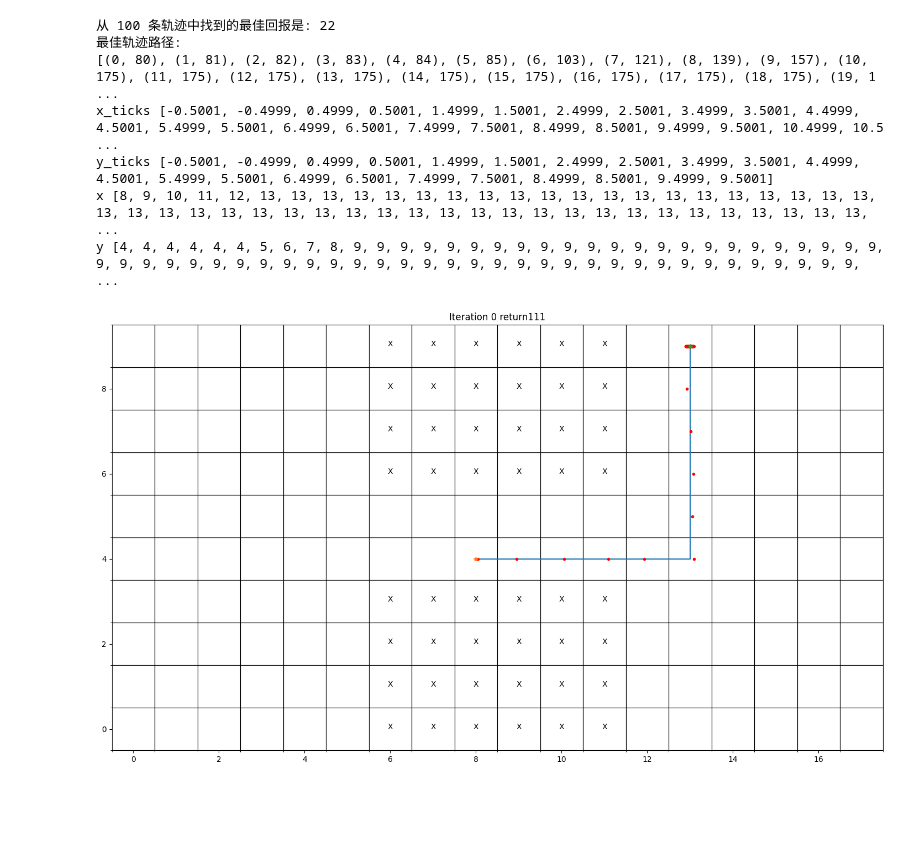
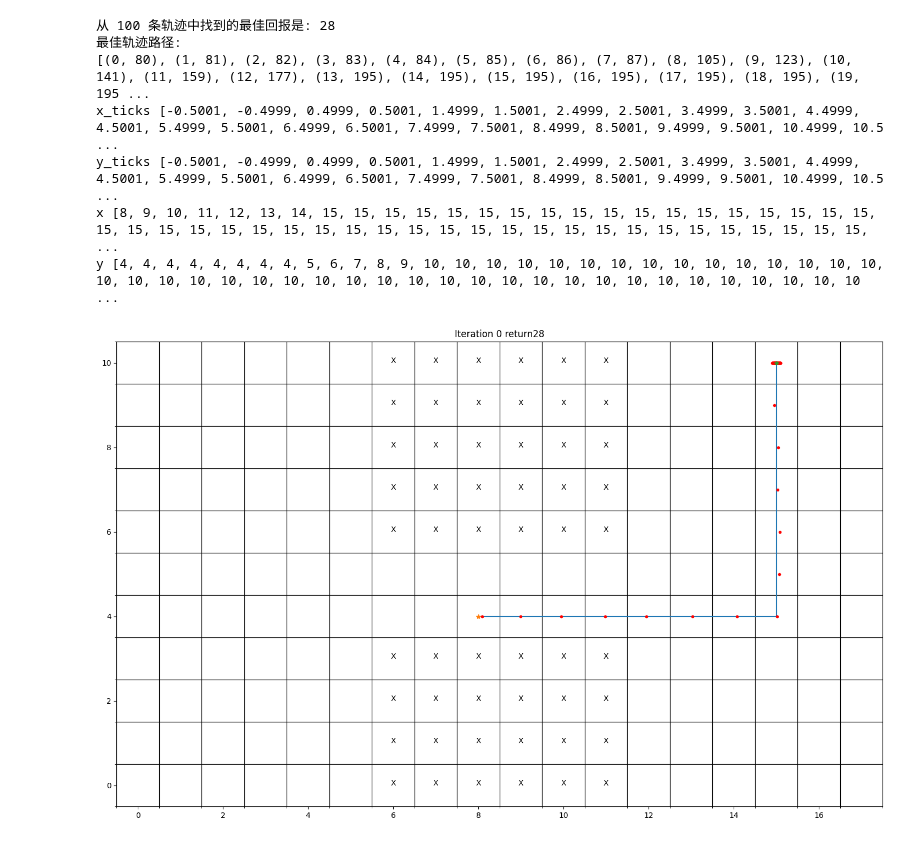
Before and after one commit to zjut-zhy/non-additive-RL, a Jupyter notebook: A2C_two_rooms_2.ipynb, the cells around one changed output. Drawn from its saved outputs; the diff is of its cells as text; code cells hidden in the pictures; blank space fills up the shorter version.

```diff
--- a/A2C_two_rooms_2.ipynb
+++ b/A2C_two_rooms_2.ipynb
@@ -34,7 +34,7 @@ params = {
     "env": {
         "start": 1,
         "step_size": 0.1,
-        "shape": {"x": 10, "y": 18},
+        "shape": {"x": 11, "y": 18},
         "horizon": 80,
         "node_weight": "constant",
         "disc_size": "small",
@@ -315,36 +315,37 @@ env.initialize(params["env"]["initial"])
 mat_state.append(env.state)
 
 for h_iter in range(H - 1):
     batch_state = append_state(mat_state, H - 1)
     probs = agent.actor(batch_state.to(device))
     actions_dist = torch.distributions.Categorical(probs)
     actions = actions_dist.sample()
     env.step(h_iter, actions.cpu())
     mat_state.append(env.state)  # s+1
 
 # 3. 计算所有轨迹的回报并找到最佳轨迹
 all_returns = env.weighted_traj_return(mat_state, type=params["alg"]["type"])
 best_traj_index = torch.argmax(all_returns)
 max_return = all_returns[best_traj_index]
 
 print(f"从 {num_trajectories} 条轨迹中找到的最佳回报是: {max_return.item()}")
 
 # 4. 提取最佳轨迹的状态
 best_trajectory_states = [state_tensor[best_traj_index] for state_tensor in mat_state]
 
 # 5. 创建路径并进行可视化
 path = create_path_with_timesteps(best_trajectory_states)
 print("最佳轨迹路径:")
 print(path)
 
 visu = Visu(env_params=params["env"])
+visu.path_return(max_return.item())
 visu.visu_path(path, env.Hori_ActionTransitionMatrix)
 # %% [output]
-从 100 条轨迹中找到的最佳回报是: 22
+从 100 条轨迹中找到的最佳回报是: 28
 最佳轨迹路径:
-[(0, 80), (1, 81), (2, 82), (3, 83), (4, 84), (5, 85), (6, 103), (7, 121), (8, 139), (9, 157), (10, 175), (11, 175), (12, 175), (13, 175), (14, 175), (15, 175), (16, 175), (17, 175), (18, 175), (19, 1 ...
+[(0, 80), (1, 81), (2, 82), (3, 83), (4, 84), (5, 85), (6, 86), (7, 87), (8, 105), (9, 123), (10, 141), (11, 159), (12, 177), (13, 195), (14, 195), (15, 195), (16, 195), (17, 195), (18, 195), (19, 195 ...
 x_ticks [-0.5001, -0.4999, 0.4999, 0.5001, 1.4999, 1.5001, 2.4999, 2.5001, 3.4999, 3.5001, 4.4999, 4.5001, 5.4999, 5.5001, 6.4999, 6.5001, 7.4999, 7.5001, 8.4999, 8.5001, 9.4999, 9.5001, 10.4999, 10.5 ...
-y_ticks [-0.5001, -0.4999, 0.4999, 0.5001, 1.4999, 1.5001, 2.4999, 2.5001, 3.4999, 3.5001, 4.4999, 4.5001, 5.4999, 5.5001, 6.4999, 6.5001, 7.4999, 7.5001, 8.4999, 8.5001, 9.4999, 9.5001]
-x [8, 9, 10, 11, 12, 13, 13, 13, 13, 13, 13, 13, 13, 13, 13, 13, 13, 13, 13, 13, 13, 13, 13, 13, 13, 13, 13, 13, 13, 13, 13, 13, 13, 13, 13, 13, 13, 13, 13, 13, 13, 13, 13, 13, 13, 13, 13, 13, 13, 13, ...
-y [4, 4, 4, 4, 4, 4, 5, 6, 7, 8, 9, 9, 9, 9, 9, 9, 9, 9, 9, 9, 9, 9, 9, 9, 9, 9, 9, 9, 9, 9, 9, 9, 9, 9, 9, 9, 9, 9, 9, 9, 9, 9, 9, 9, 9, 9, 9, 9, 9, 9, 9, 9, 9, 9, 9, 9, 9, 9, 9, 9, 9, 9, 9, 9, 9, 9, ...
+y_ticks [-0.5001, -0.4999, 0.4999, 0.5001, 1.4999, 1.5001, 2.4999, 2.5001, 3.4999, 3.5001, 4.4999, 4.5001, 5.4999, 5.5001, 6.4999, 6.5001, 7.4999, 7.5001, 8.4999, 8.5001, 9.4999, 9.5001, 10.4999, 10.5 ...
+x [8, 9, 10, 11, 12, 13, 14, 15, 15, 15, 15, 15, 15, 15, 15, 15, 15, 15, 15, 15, 15, 15, 15, 15, 15, 15, 15, 15, 15, 15, 15, 15, 15, 15, 15, 15, 15, 15, 15, 15, 15, 15, 15, 15, 15, 15, 15, 15, 15, 15, ...
+y [4, 4, 4, 4, 4, 4, 4, 4, 5, 6, 7, 8, 9, 10, 10, 10, 10, 10, 10, 10, 10, 10, 10, 10, 10, 10, 10, 10, 10, 10, 10, 10, 10, 10, 10, 10, 10, 10, 10, 10, 10, 10, 10, 10, 10, 10, 10, 10, 10, 10, 10, 10, 10 ...
-[figure, old version]
+[figure, new version]
```
Also changed, not shown: parts of 2 cells of this notebook, 7 other files.
